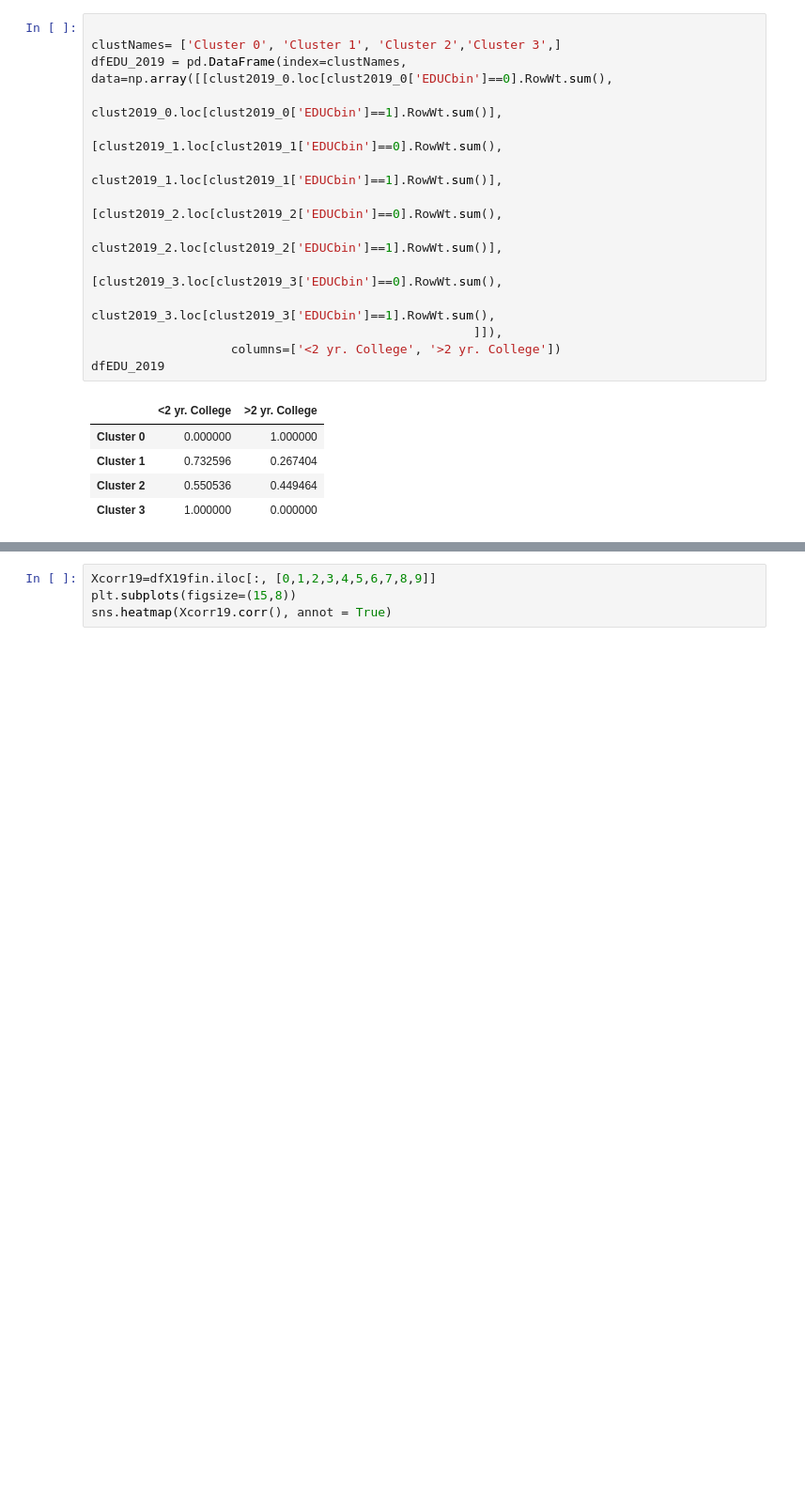
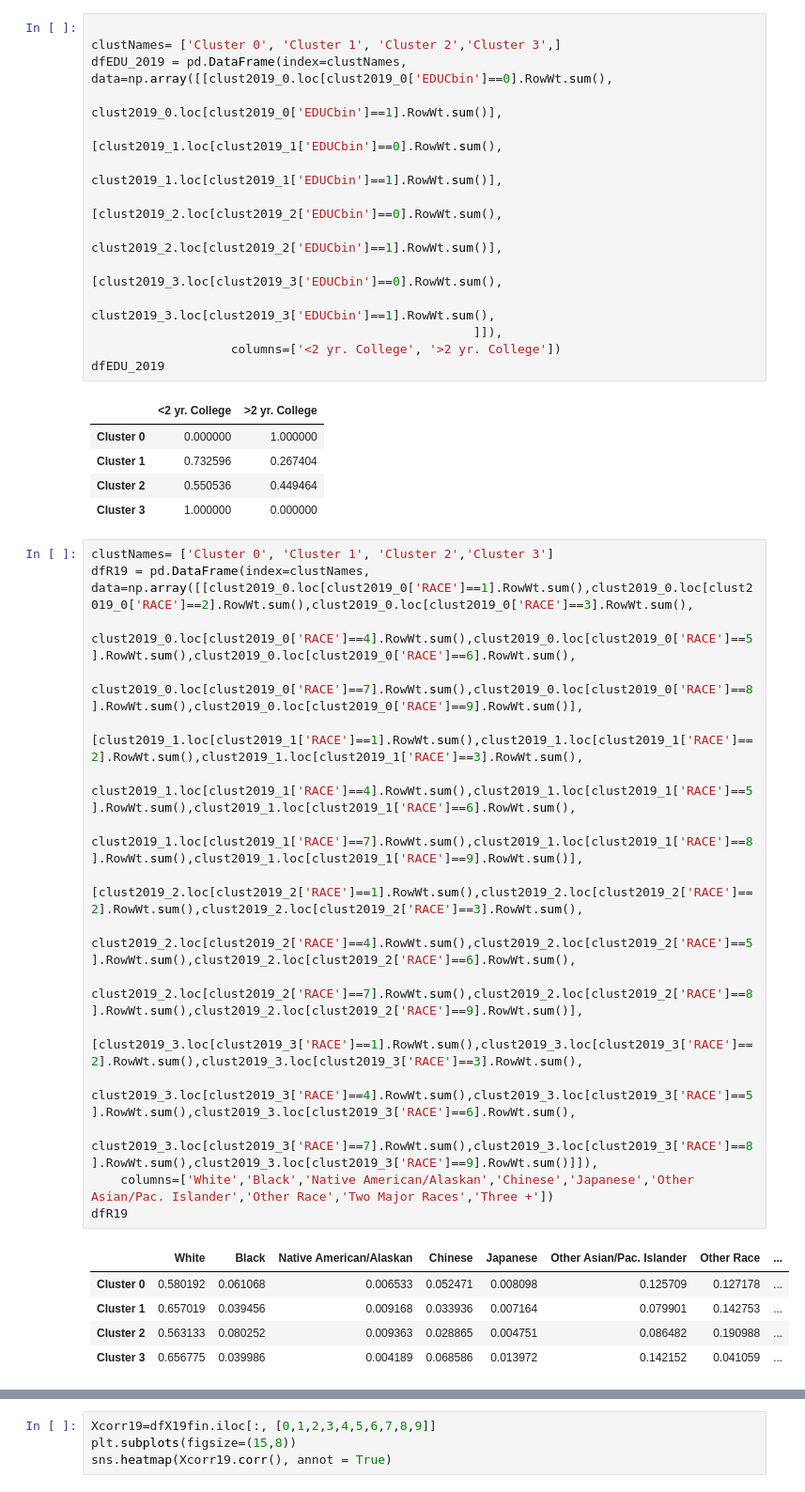
Before and after one commit to aren-kab/CDI-Capstone, a Jupyter notebook: MultiYearClust.ipynb, the cells around one changed output, grey strips where cells are left out. Shown at 94% size. Cells and saved outputs as stored; diff of their text form; blank space fills up the shorter version.

```diff
--- a/MultiYearClust.ipynb
+++ b/MultiYearClust.ipynb
@@ -321,4 +324,26 @@ dfEDU_2019
 | Cluster 1 | 0.732596 | 0.267404 |
 | Cluster 2 | 0.550536 | 0.449464 |
 | Cluster 3 | 1.000000 | 0.000000 |
+# %%
+clustNames= ['Cluster 0', 'Cluster 1', 'Cluster 2','Cluster 3']
+dfR19 = pd.DataFrame(index=clustNames, data=np.array([[clust2019_0.loc[clust2019_0['RACE']==1].RowWt.sum(),clust2019_0.loc[clust2019_0['RACE']==2].RowWt.sum(),clust2019_0.loc[clust2019_0['RACE']==3].RowWt.sum(),
+                                                    clust2019_0.loc[clust2019_0['RACE']==4].RowWt.sum(),clust2019_0.loc[clust2019_0['RACE']==5].RowWt.sum(),clust2019_0.loc[clust2019_0['RACE']==6].RowWt.sum(),
+                                                    clust2019_0.loc[clust2019_0['RACE']==7].RowWt.sum(),clust2019_0.loc[clust2019_0['RACE']==8].RowWt.sum(),clust2019_0.loc[clust2019_0['RACE']==9].RowWt.sum()],
+                                                    [clust2019_1.loc[clust2019_1['RACE']==1].RowWt.sum(),clust2019_1.loc[clust2019_1['RACE']==2].RowWt.sum(),clust2019_1.loc[clust2019_1['RACE']==3].RowWt.sum(),
+                                                    clust2019_1.loc[clust2019_1['RACE']==4].RowWt.sum(),clust2019_1.loc[clust2019_1['RACE']==5].RowWt.sum(),clust2019_1.loc[clust2019_1['RACE']==6].RowWt.sum(),
+                                                    clust2019_1.loc[clust2019_1['RACE']==7].RowWt.sum(),clust2019_1.loc[clust2019_1['RACE']==8].RowWt.sum(),clust2019_1.loc[clust2019_1['RACE']==9].RowWt.sum()],
+                                                    [clust2019_2.loc[clust2019_2['RACE']==1].RowWt.sum(),clust2019_2.loc[clust2019_2['RACE']==2].RowWt.sum(),clust2019_2.loc[clust2019_2['RACE']==3].RowWt.sum(),
+                                                    clust2019_2.loc[clust2019_2['RACE']==4].RowWt.sum(),clust2019_2.loc[clust2019_2['RACE']==5].RowWt.sum(),clust2019_2.loc[clust2019_2['RACE']==6].RowWt.sum(),
+                                                    clust2019_2.loc[clust2019_2['RACE']==7].RowWt.sum(),clust2019_2.loc[clust2019_2['RACE']==8].RowWt.sum(),clust2019_2.loc[clust2019_2['RACE']==9].RowWt.sum()],
+                                                    [clust2019_3.loc[clust2019_3['RACE']==1].RowWt.sum(),clust2019_3.loc[clust2019_3['RACE']==2].RowWt.sum(),clust2019_3.loc[clust2019_3['RACE']==3].RowWt.sum(),
+                                                    clust2019_3.loc[clust2019_3['RACE']==4].RowWt.sum(),clust2019_3.loc[clust2019_3['RACE']==5].RowWt.sum(),clust2019_3.loc[clust2019_3['RACE']==6].RowWt.sum(),
+                                                    clust2019_3.loc[clust2019_3['RACE']==7].RowWt.sum(),clust2019_3.loc[clust2019_3['RACE']==8].RowWt.sum(),clust2019_3.loc[clust2019_3['RACE']==9].RowWt.sum()]]),
+    columns=['White','Black','Native American/Alaskan','Chinese','Japanese','Other Asian/Pac. Islander','Other Race','Two Major Races','Three +'])
+dfR19
+# %% [output]
+|  | White | Black | Native American/Alaskan | Chinese | Japanese | Other Asian/Pac. Islander | Other Race | ... |
+| Cluster 0 | 0.580192 | 0.061068 | 0.006533 | 0.052471 | 0.008098 | 0.125709 | 0.127178 | ... |
+| Cluster 1 | 0.657019 | 0.039456 | 0.009168 | 0.033936 | 0.007164 | 0.079901 | 0.142753 | ... |
+| Cluster 2 | 0.563133 | 0.080252 | 0.009363 | 0.028865 | 0.004751 | 0.086482 | 0.190988 | ... |
+| Cluster 3 | 0.656775 | 0.039986 | 0.004189 | 0.068586 | 0.013972 | 0.142152 | 0.041059 | ... |
 # %%
```
Also changed, not shown: parts of 11 cells of this notebook.
